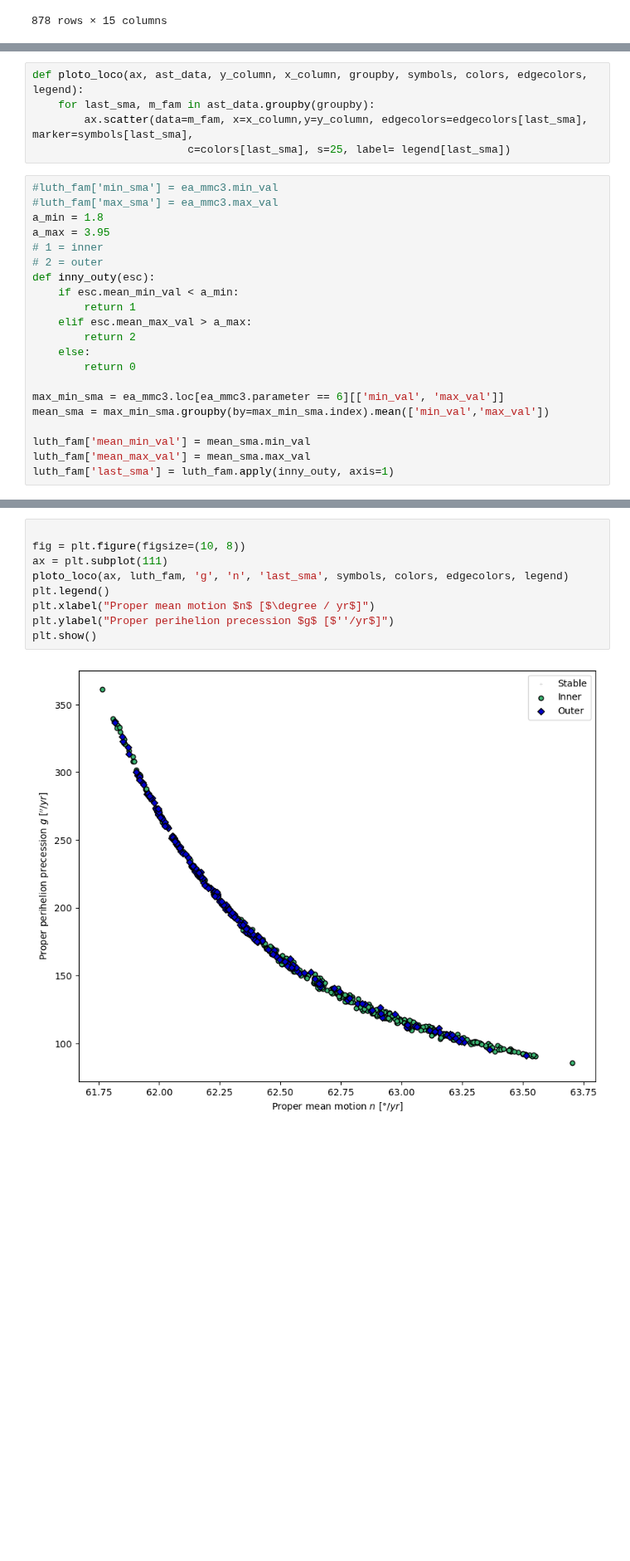
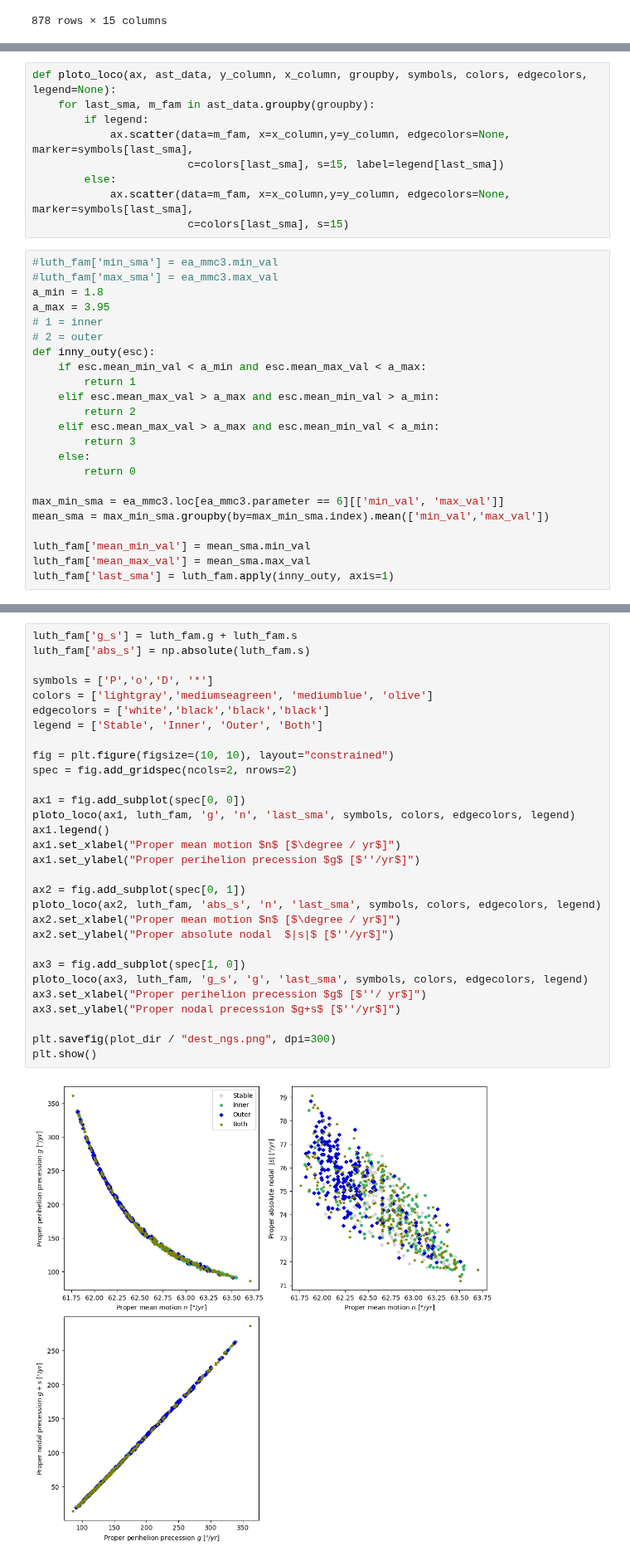
Before and after one commit to crankymax/asteroid_families, a Jupyter notebook: jupyter_notebooks/3Gyr_MC6_escaped_asteroids_.ipynb, the cells around one changed output, grey strips where cells are left out. Shown at 83% size. Saved outputs shown, nothing was run; the diff lists cells and outputs as text; blank space fills up the shorter version.

```diff
--- a/jupyter_notebooks/3Gyr_MC6_escaped_asteroids_.ipynb
+++ b/jupyter_notebooks/3Gyr_MC6_escaped_asteroids_.ipynb
@@ -396,8 +425,12 @@ hist_ratio(luth_fam, 'e_P', "Proper Eccentricity []")
 # %%
-def ploto_loco(ax, ast_data, y_column, x_column, groupby, symbols, colors, edgecolors, legend):
+def ploto_loco(ax, ast_data, y_column, x_column, groupby, symbols, colors, edgecolors, legend=None):
     for last_sma, m_fam in ast_data.groupby(groupby):
-        ax.scatter(data=m_fam, x=x_column,y=y_column, edgecolors=edgecolors[last_sma], marker=symbols[last_sma],
-                        c=colors[last_sma], s=25, label= legend[last_sma])
+        if legend:
+            ax.scatter(data=m_fam, x=x_column,y=y_column, edgecolors=None, marker=symbols[last_sma],
+                        c=colors[last_sma], s=15, label=legend[last_sma])
+        else:
+            ax.scatter(data=m_fam, x=x_column,y=y_column, edgecolors=None, marker=symbols[last_sma],
+                        c=colors[last_sma], s=15)
 # %%
 #luth_fam['min_sma'] = ea_mmc3.min_val
 #luth_fam['max_sma'] = ea_mmc3.max_val
@@ -406,10 +439,12 @@ a_max = 3.95
 # 1 = inner
 # 2 = outer
 def inny_outy(esc):
-    if esc.mean_min_val < a_min:
+    if esc.mean_min_val < a_min and esc.mean_max_val < a_max:
         return 1
-    elif esc.mean_max_val > a_max:
+    elif esc.mean_max_val > a_max and esc.mean_min_val > a_min:
         return 2
+    elif esc.mean_max_val > a_max and esc.mean_min_val < a_min:
+        return 3
     else:
         return 0
 
@@ -447,11 +492,32 @@ plt.show()
 # %%
+luth_fam['g_s'] = luth_fam.g + luth_fam.s
+luth_fam['abs_s'] = np.absolute(luth_fam.s)
 
-fig = plt.figure(figsize=(10, 8))
-ax = plt.subplot(111)
-ploto_loco(ax, luth_fam, 'g', 'n', 'last_sma', symbols, colors, edgecolors, legend)
-plt.legend()
-plt.xlabel("Proper mean motion $n$ [$\degree / yr$]")
-plt.ylabel("Proper perihelion precession $g$ [$''/yr$]")
+symbols = ['P','o','D', '*']
+colors = ['lightgray','mediumseagreen', 'mediumblue', 'olive']
+edgecolors = ['white','black','black','black']
+legend = ['Stable', 'Inner', 'Outer', 'Both']
+
+fig = plt.figure(figsize=(10, 10), layout="constrained")
+spec = fig.add_gridspec(ncols=2, nrows=2)
+
+ax1 = fig.add_subplot(spec[0, 0])
+ploto_loco(ax1, luth_fam, 'g', 'n', 'last_sma', symbols, colors, edgecolors, legend)
+ax1.legend()
+ax1.set_xlabel("Proper mean motion $n$ [$\degree / yr$]")
+ax1.set_ylabel("Proper perihelion precession $g$ [$''/yr$]")
+
+ax2 = fig.add_subplot(spec[0, 1])
+ploto_loco(ax2, luth_fam, 'abs_s', 'n', 'last_sma', symbols, colors, edgecolors, legend)
+ax2.set_xlabel("Proper mean motion $n$ [$\degree / yr$]")
+ax2.set_ylabel("Proper absolute nodal  $|s|$ [$''/yr$]")
+
+ax3 = fig.add_subplot(spec[1, 0])
+ploto_loco(ax3, luth_fam, 'g_s', 'g', 'last_sma', symbols, colors, edgecolors, legend)
+ax3.set_xlabel("Proper perihelion precession $g$ [$''/ yr$]")
+ax3.set_ylabel("Proper nodal precession $g+s$ [$''/yr$]")
+
+plt.savefig(plot_dir / "dest_ngs.png", dpi=300)
 plt.show()
 # %% [output]
-[figure, old version]
+[figure, new version]
```
Also changed, not shown: parts of 24 cells of this notebook, 9 other files.
